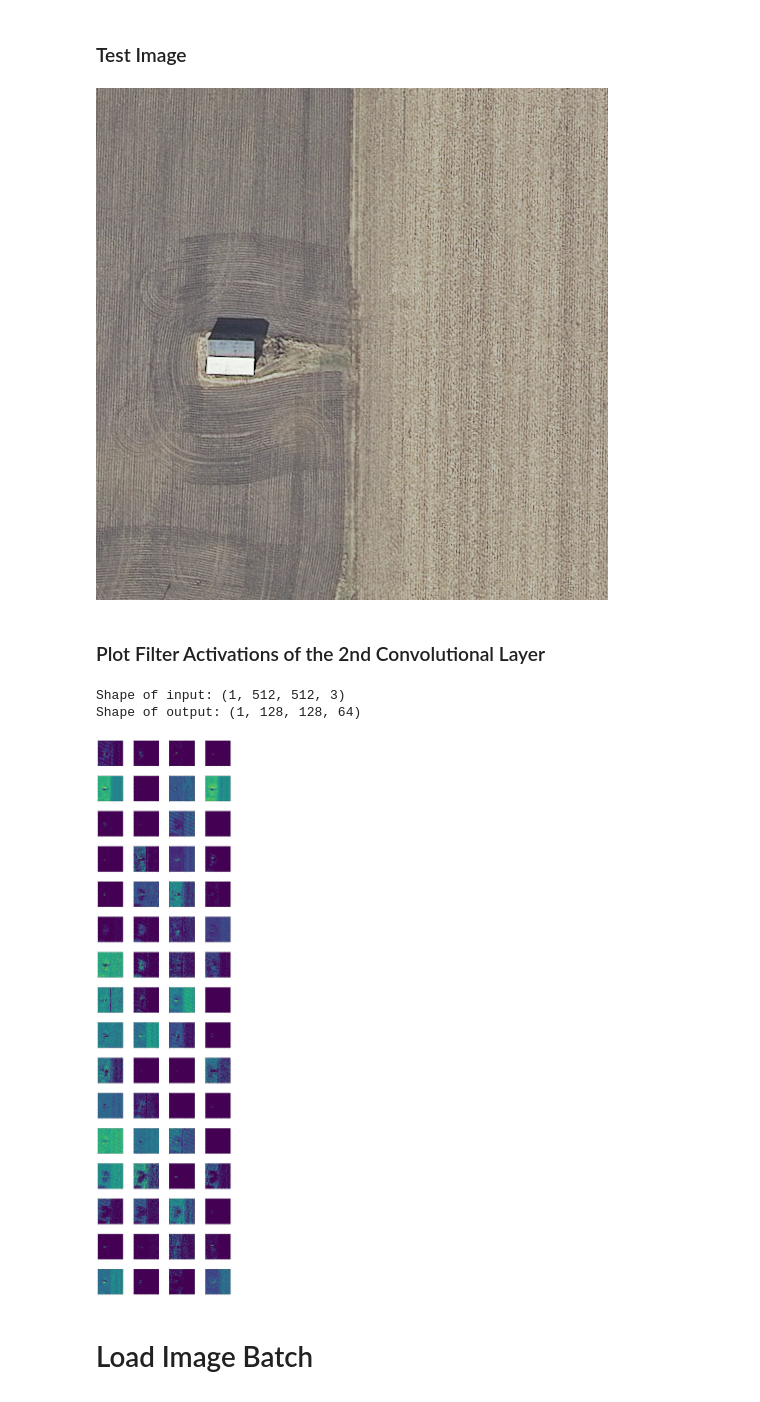
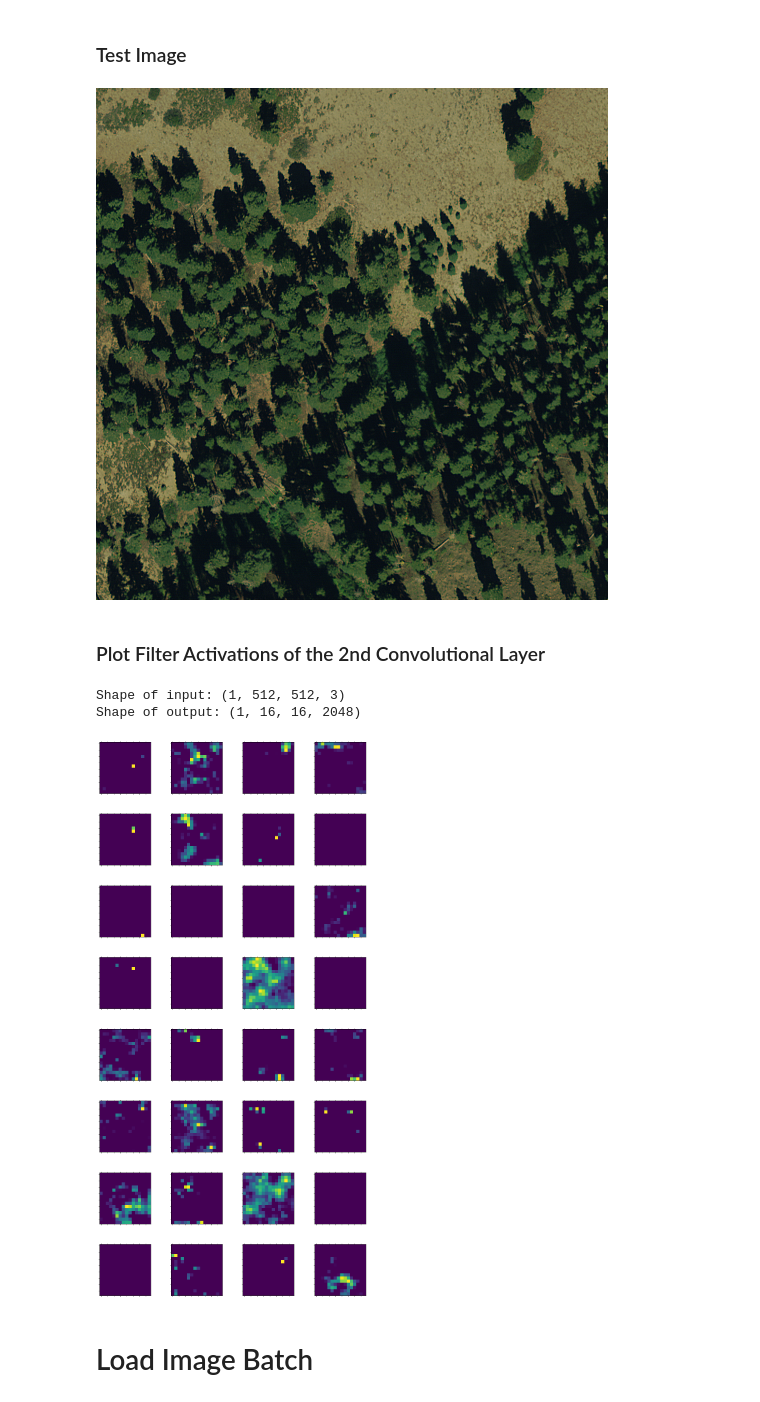
Before and after one commit to peterweber85/MasterThesis, a Jupyter notebook: Notebooks/ResNetActivations.ipynb, the cells around one changed output. Cells and saved outputs as stored; diff of their text form; code cells hidden in the pictures.

```diff
--- a/Notebooks/ResNetActivations.ipynb
+++ b/Notebooks/ResNetActivations.ipynb
@@ -62,32 +62,32 @@ ________________________________________________________________________________
 # %% [markdown]
 ### Test Image
 # %%
-path = "/Users/peterweber/Google Drive/MFP - Satellogic/images/usgs_512_res0.3m/agriculture/16sbj640920_x3780_y2244_size512_baseres0.3m.png"
+path = "/Users/peterweber/Google Drive/MFP - Satellogic/images/usgs_512_res0.3m/forest-woodland/label_0/11skd505425_x3268_y1220_size512_baseres0.3m.png"
 test_image = image.load_img(path, target_size = (512, 512))
 test_image
 # %% [output]
-[figure, old version]
+[figure, new version]
 # %% [markdown]
 ### Plot Filter Activations of the 2nd Convolutional Layer
 # %%
-activation = dl.get_activations(test_image, base_model, 2)
+activation = dl.get_activations(test_image, base_model, 49)
 # %% [output]
 Shape of input: (1, 512, 512, 3)
-Shape of output: (1, 128, 128, 64)
+Shape of output: (1, 16, 16, 2048)
 # %%
-num_filters = activation.shape[3]
+num_filters = 32# activation.shape[3]
 columns = 4
 
 fig = plt.figure(figsize=(15, 4*num_filters/columns))
 fig.subplots_adjust(hspace=0.4, wspace=0.4)
 for i in range(1, num_filters + 1):
     ax = fig.add_subplot(int(num_filters/columns), columns, i)
     ax.matshow(activation[0, :, :, i-1], cmap='viridis')
 
     ax.axes.xaxis.set_ticklabels([])
     ax.axes.yaxis.set_ticklabels([])
 # %% [output]
-[figure, old version]
+[figure, new version]
 # %% [markdown]
 # Load Image Batch
 # %% [markdown]
```
Also changed, not shown: parts of 7 cells of this notebook, 1 other file.
